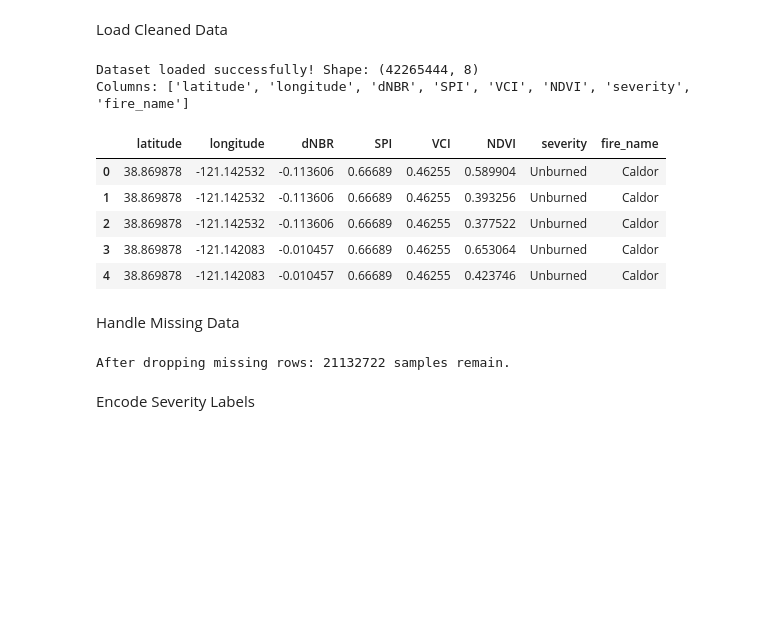
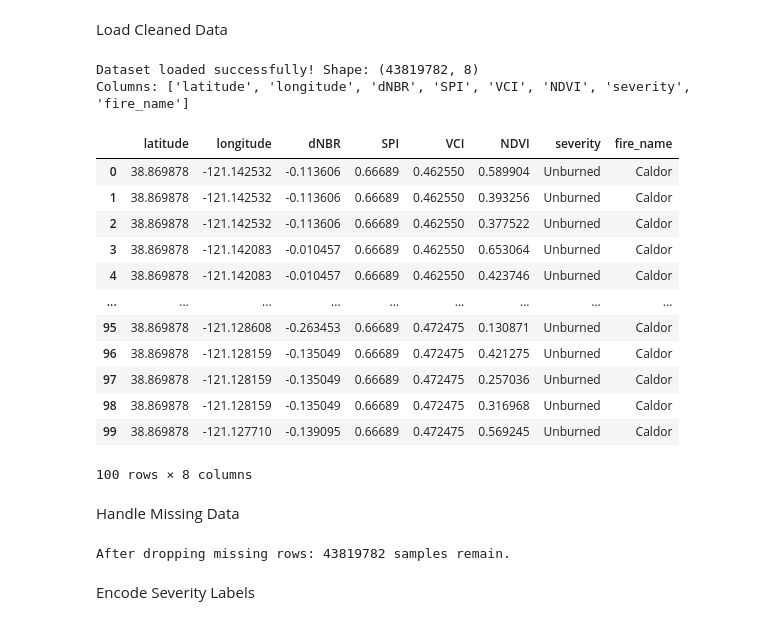
Before and after one commit to johnwaugh1/Wildfire-Lifecycle, a Jupyter notebook: notebooks/04_baseline_model_training.ipynb, the cells around one changed output. Drawn from its saved outputs; the diff is of its cells as text; code cells hidden in the pictures; blank space fills up the shorter version.

Commit message:
Fixed dataset and retrained model

```diff
--- a/notebooks/04_baseline_model_training.ipynb
+++ b/notebooks/04_baseline_model_training.ipynb
@@ -17,24 +17,31 @@ Load Cleaned Data
 # %%
 df = pd.read_parquet("../data/outputs/combined_dataset.parquet")
 print(f"Dataset loaded successfully! Shape: {df.shape}")
 print("Columns:", list(df.columns))
-df.head()
+df.head(100)
 # %% [output]
-Dataset loaded successfully! Shape: (42265444, 8)
+Dataset loaded successfully! Shape: (43819782, 8)
 Columns: ['latitude', 'longitude', 'dNBR', 'SPI', 'VCI', 'NDVI', 'severity', 'fire_name']
 |  | latitude | longitude | dNBR | SPI | VCI | NDVI | severity | fire_name |
-| 0 | 38.869878 | -121.142532 | -0.113606 | 0.66689 | 0.46255 | 0.589904 | Unburned | Caldor |
-| 1 | 38.869878 | -121.142532 | -0.113606 | 0.66689 | 0.46255 | 0.393256 | Unburned | Caldor |
-| 2 | 38.869878 | -121.142532 | -0.113606 | 0.66689 | 0.46255 | 0.377522 | Unburned | Caldor |
-| 3 | 38.869878 | -121.142083 | -0.010457 | 0.66689 | 0.46255 | 0.653064 | Unburned | Caldor |
-| 4 | 38.869878 | -121.142083 | -0.010457 | 0.66689 | 0.46255 | 0.423746 | Unburned | Caldor |
+| 0 | 38.869878 | -121.142532 | -0.113606 | 0.66689 | 0.462550 | 0.589904 | Unburned | Caldor |
+| 1 | 38.869878 | -121.142532 | -0.113606 | 0.66689 | 0.462550 | 0.393256 | Unburned | Caldor |
+| 2 | 38.869878 | -121.142532 | -0.113606 | 0.66689 | 0.462550 | 0.377522 | Unburned | Caldor |
+| 3 | 38.869878 | -121.142083 | -0.010457 | 0.66689 | 0.462550 | 0.653064 | Unburned | Caldor |
+| 4 | 38.869878 | -121.142083 | -0.010457 | 0.66689 | 0.462550 | 0.423746 | Unburned | Caldor |
+| ... | ... | ... | ... | ... | ... | ... | ... | ... |
+| 95 | 38.869878 | -121.128608 | -0.263453 | 0.66689 | 0.472475 | 0.130871 | Unburned | Caldor |
+| 96 | 38.869878 | -121.128159 | -0.135049 | 0.66689 | 0.472475 | 0.421275 | Unburned | Caldor |
+| 97 | 38.869878 | -121.128159 | -0.135049 | 0.66689 | 0.472475 | 0.257036 | Unburned | Caldor |
+| 98 | 38.869878 | -121.128159 | -0.135049 | 0.66689 | 0.472475 | 0.316968 | Unburned | Caldor |
+| 99 | 38.869878 | -121.127710 | -0.139095 | 0.66689 | 0.472475 | 0.569245 | Unburned | Caldor |
+100 rows × 8 columns
-# %% [markdown]
-Handle Missing Data
-# %%
-df = df.dropna(subset=["dNBR", "SPI", "VCI", "NDVI", "severity", "fire_name"])
-print(f"After dropping missing rows: {df.shape[0]} samples remain.")
-# %% [output]
-After dropping missing rows: 21132722 samples remain.
+# %% [markdown]
+Handle Missing Data
+# %%
+df = df.dropna(subset=["dNBR", "SPI", "VCI", "NDVI", "severity", "fire_name"])
+print(f"After dropping missing rows: {df.shape[0]} samples remain.")
+# %% [output]
+After dropping missing rows: 43819782 samples remain.
 # %% [markdown]
 Encode Severity Labels
 # %%
```
Also changed, not shown: parts of 4 cells of this notebook, 2 other files.
